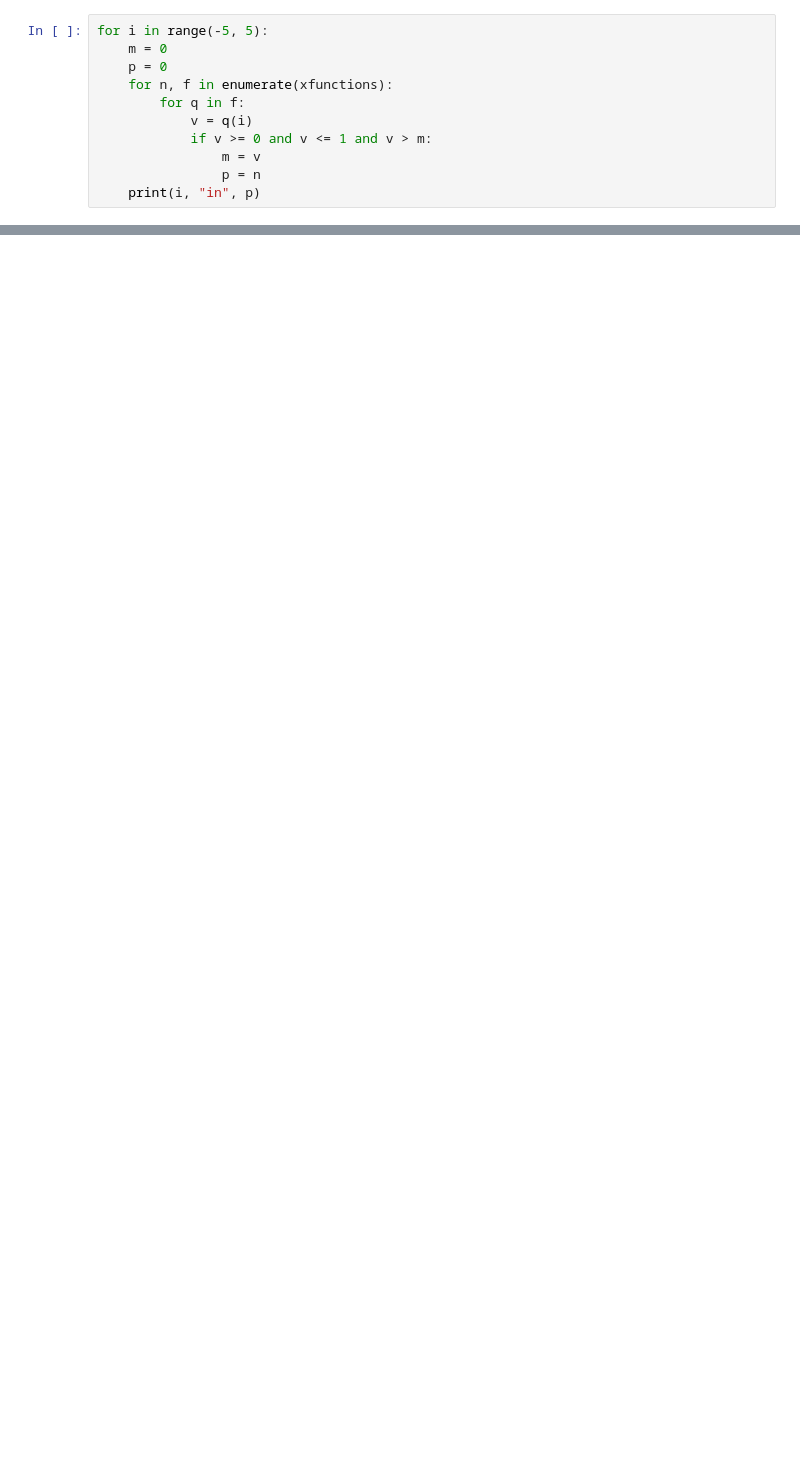
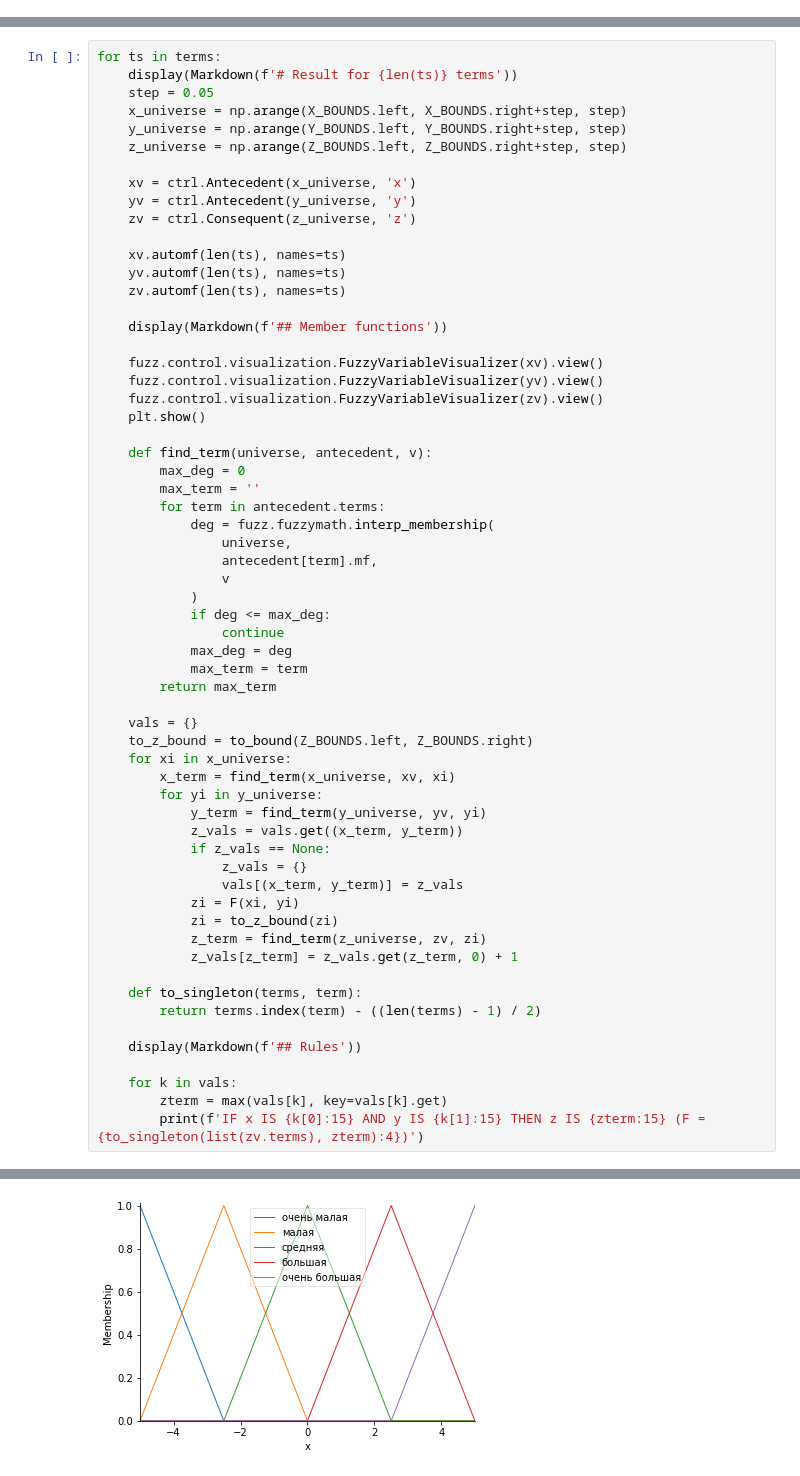
Before and after one commit to millfort/tusur-ics, a Jupyter notebook: 1lab/main.ipynb, the cells around one changed output, grey strips where cells are left out. Saved outputs shown, nothing was run; the diff lists cells and outputs as text; blank space fills up the shorter version.

```diff
--- a/1lab/main.ipynb
+++ b/1lab/main.ipynb
@@ -133,11 +55,0 @@ plt.show()
-# %%
-for i in range(-5, 5):
-    m = 0
-    p = 0
-    for n, f in enumerate(xfunctions):
-        for q in f:
-            v = q(i)
-            if v >= 0 and v <= 1 and v > m:
-                m = v
-                p = n
-    print(i, "in", p)
@@ -154,0 +100,62 @@ for i in range(-5, 5):
+# %%
+for ts in terms:
+    display(Markdown(f'# Result for {len(ts)} terms'))
+    step = 0.05
+    x_universe = np.arange(X_BOUNDS.left, X_BOUNDS.right+step, step)
+    y_universe = np.arange(Y_BOUNDS.left, Y_BOUNDS.right+step, step)
+    z_universe = np.arange(Z_BOUNDS.left, Z_BOUNDS.right+step, step)
+
+    xv = ctrl.Antecedent(x_universe, 'x')
+    yv = ctrl.Antecedent(y_universe, 'y')
+    zv = ctrl.Consequent(z_universe, 'z')
+
+    xv.automf(len(ts), names=ts)
+    yv.automf(len(ts), names=ts)
+    zv.automf(len(ts), names=ts)
+
+    display(Markdown(f'## Member functions'))
+
+    fuzz.control.visualization.FuzzyVariableVisualizer(xv).view()
+    fuzz.control.visualization.FuzzyVariableVisualizer(yv).view()
+    fuzz.control.visualization.FuzzyVariableVisualizer(zv).view()
+    plt.show()
+
+    def find_term(universe, antecedent, v):
+        max_deg = 0
+        max_term = ''
+        for term in antecedent.terms:
+            deg = fuzz.fuzzymath.interp_membership(
+                universe,
+                antecedent[term].mf,
+                v
+            )
+            if deg <= max_deg:
+                continue
+            max_deg = deg
+            max_term = term
+        return max_term
+
+    vals = {}
+    to_z_bound = to_bound(Z_BOUNDS.left, Z_BOUNDS.right)
+    for xi in x_universe:
+        x_term = find_term(x_universe, xv, xi)
+        for yi in y_universe:
+            y_term = find_term(y_universe, yv, yi)
+            z_vals = vals.get((x_term, y_term))
+            if z_vals == None:
+                z_vals = {}
+                vals[(x_term, y_term)] = z_vals
+            zi = F(xi, yi)
+            zi = to_z_bound(zi)
+            z_term = find_term(z_universe, zv, zi)
+            z_vals[z_term] = z_vals.get(z_term, 0) + 1
+
+    def to_singleton(terms, term):
+        return terms.index(term) - ((len(terms) - 1) / 2)
+
+    display(Markdown(f'## Rules'))
+
+    for k in vals:
+        zterm = max(vals[k], key=vals[k].get)
+        print(f'IF x IS {k[0]:15} AND y IS {k[1]:15} THEN z IS {zterm:15} (F = {to_singleton(list(zv.terms), zterm):4})')
+# %% [output]
@@ -154,0 +164 @@ for i in range(-5, 5):
+[figure, added]
```
Also changed, not shown: parts of 10 cells of this notebook, 1 other file.
